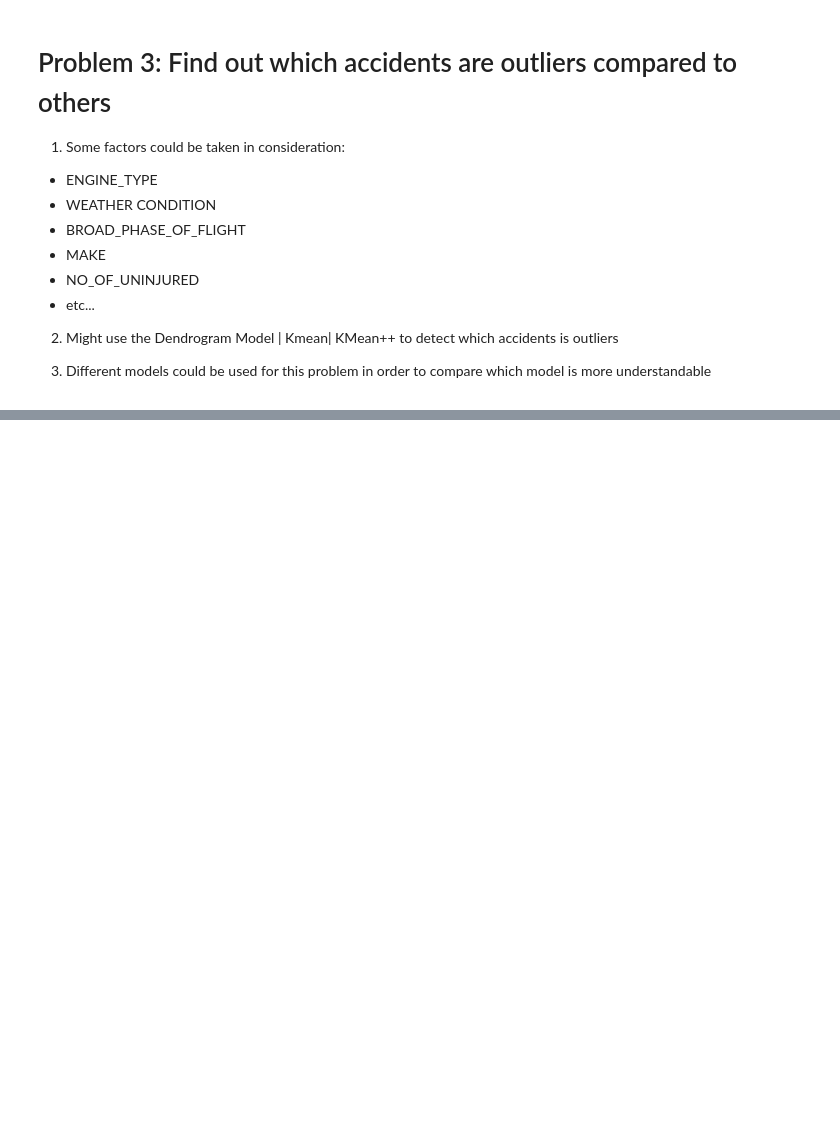
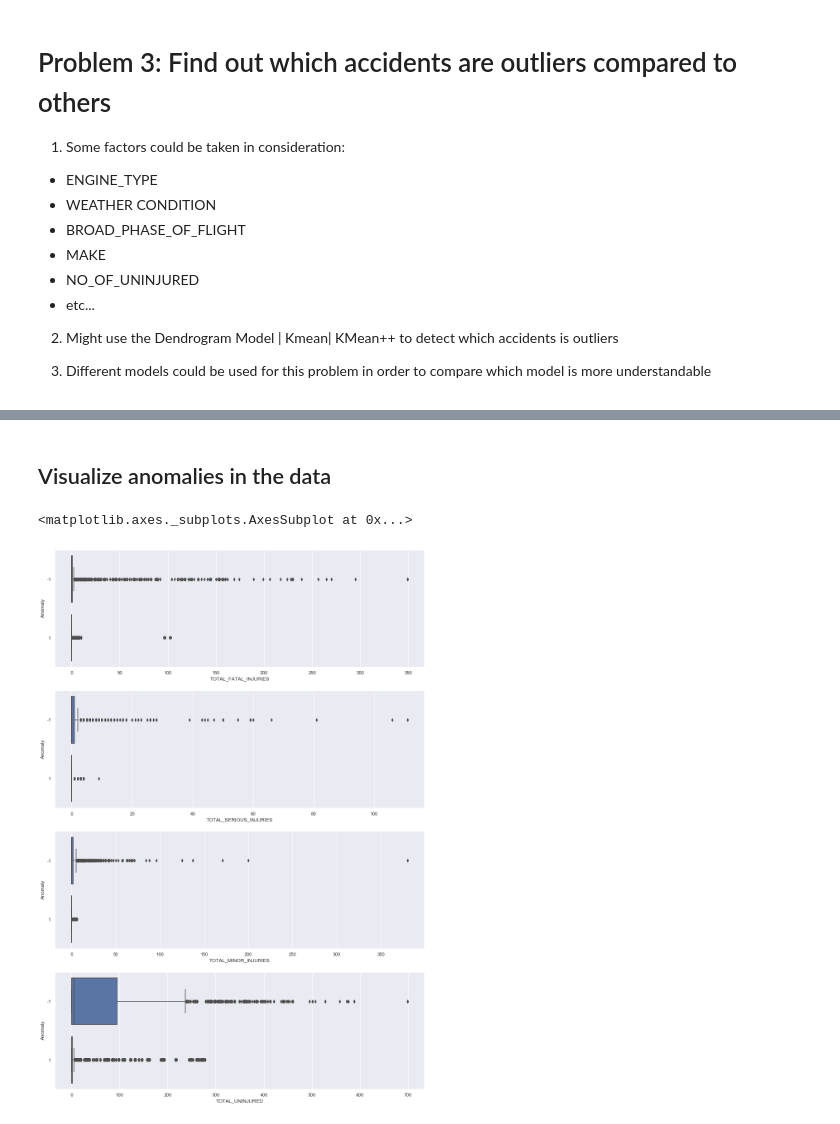
Before and after one commit to saobangmath/CZ1015---Miniproject, a Jupyter notebook: Miniproject.ipynb, the cells around one changed output, grey strips where cells are left out. Drawn from its saved outputs; the diff is of its cells as text; code cells hidden in the pictures; blank space fills up the shorter version.

```diff
--- a/Miniproject.ipynb
+++ b/Miniproject.ipynb
@@ -485,0 +543,12 @@ m = 1 and n = 1 is optimal value for test dataset with accuracy = 0.749257691578
+# %% [markdown]
+## Visualize anomalies in the data
+# %%
+# Boxplots for all Features against the Anomalies
+f, axes = plt.subplots(4, 1, figsize=(16,24))
+sb.boxplot(x = 'TOTAL_FATAL_INJURIES', y = 'Anomaly', data = X_labeled, ax = axes[0])
+sb.boxplot(x = 'TOTAL_SERIOUS_INJURIES', y = 'Anomaly', data = X_labeled, ax = axes[1])
+sb.boxplot(x = 'TOTAL_MINOR_INJURIES', y = 'Anomaly', data = X_labeled, ax = axes[2])
+sb.boxplot(x = 'TOTAL_UNINJURED', y = 'Anomaly', data = X_labeled, ax = axes[3])
+# %% [output]
+<matplotlib.axes._subplots.AxesSubplot at 0x...>
+[figure, added]
```
Also changed, not shown: parts of 24 cells of this notebook.
